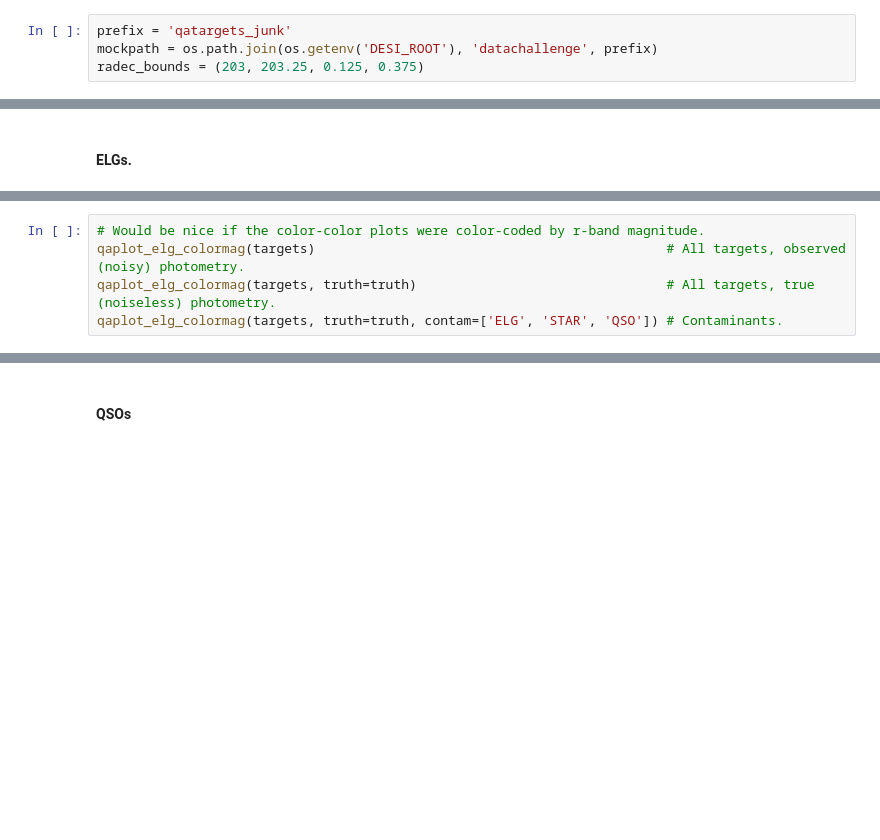
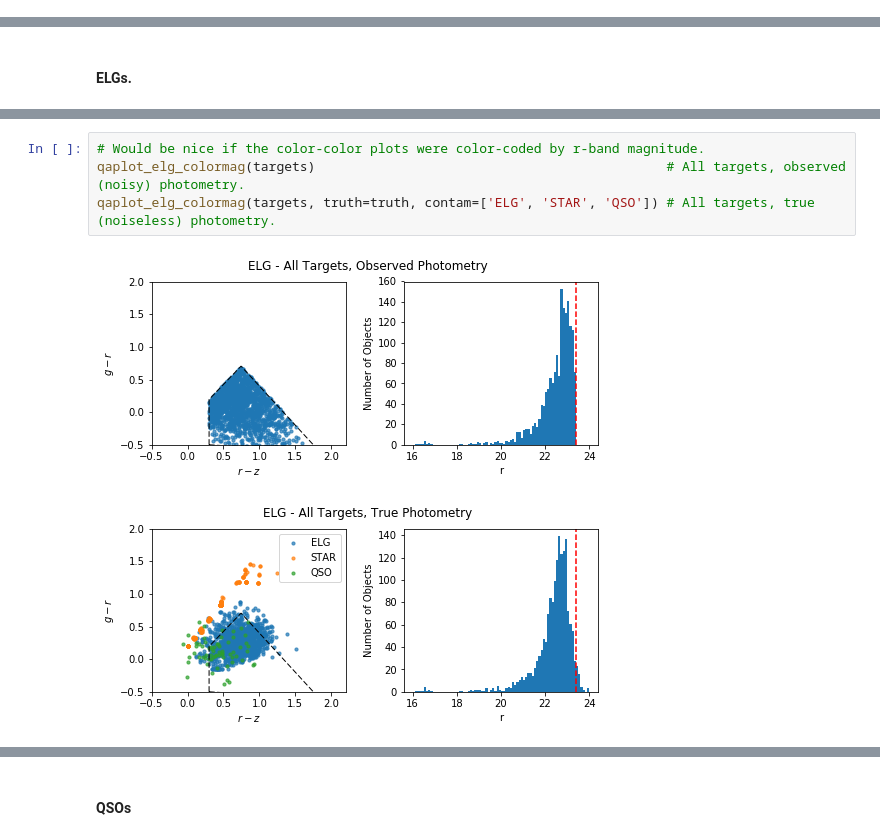
Before and after one commit to desihub/desitarget, a Jupyter notebook: doc/nb/mock-qa.ipynb, the cells around one changed output, grey strips where cells are left out. Drawn from its saved outputs; the diff is of its cells as text; blank space fills up the shorter version.

```diff
--- a/doc/nb/mock-qa.ipynb
+++ b/doc/nb/mock-qa.ipynb
@@ -313,7 +309,3 @@ radec_bounds = (203, 203.25, 0.125, 0.375)
-# %%
-prefix = 'qatargets_junk'
-mockpath = os.path.join(os.getenv('DESI_ROOT'), 'datachallenge', prefix)
-radec_bounds = (203, 203.25, 0.125, 0.375)
 # %%
 # Build the mock catalogs.
 build_targets_truth(seed=555, bounds=radec_bounds, prefix=prefix)
@@ -764,7 +801,9 @@ qaplot_targets_sky(targets, truth, objtype, contam=('ELG', 'QSO', 'STAR'))
 # %%
 # Would be nice if the color-color plots were color-coded by r-band magnitude.
 qaplot_elg_colormag(targets)                                             # All targets, observed (noisy) photometry.
-qaplot_elg_colormag(targets, truth=truth)                                # All targets, true (noiseless) photometry.
-qaplot_elg_colormag(targets, truth=truth, contam=['ELG', 'STAR', 'QSO']) # Contaminants.
+qaplot_elg_colormag(targets, truth=truth, contam=['ELG', 'STAR', 'QSO']) # All targets, true (noiseless) photometry.
+# %% [output]
+[figure, added]
+[figure, added]
 # %%
 qaplot_elg_density(density, mockdensity)
```
Also changed, not shown: parts of 17 cells of this notebook.
